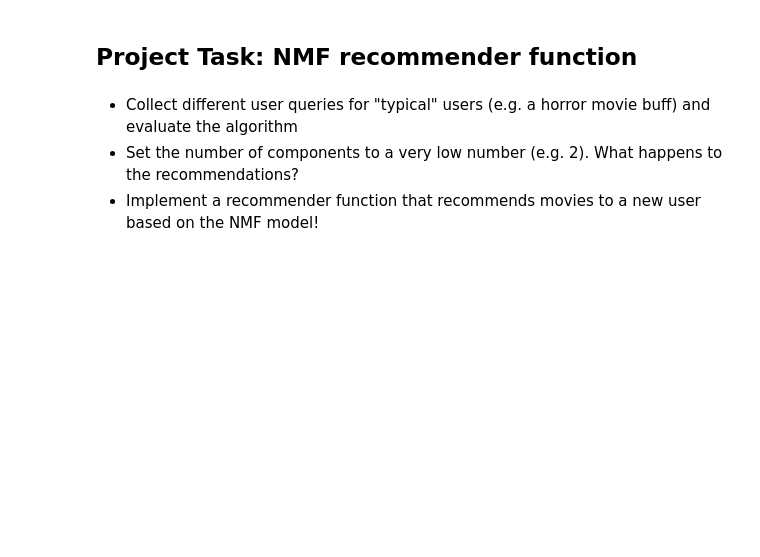
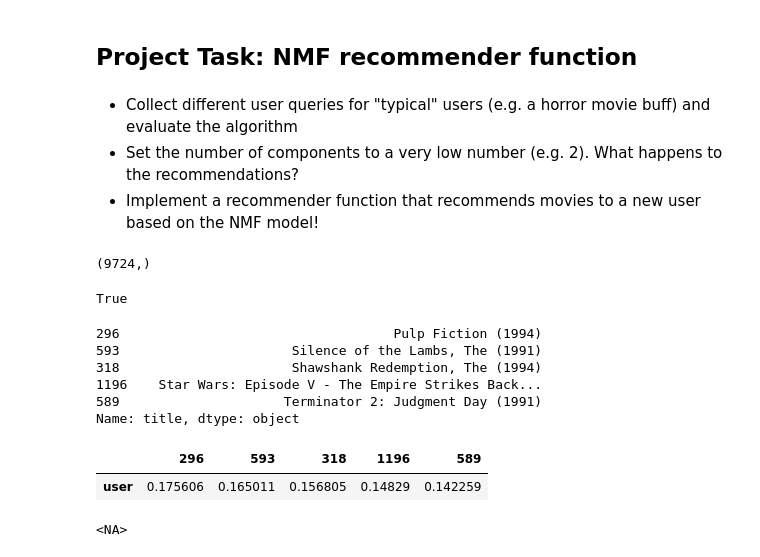
Before and after one commit to the-Hull/p045_spiced_projects, a Jupyter notebook: 10_week/02_project/Matrix_factorization_set_up.ipynb, the cells around one changed output. Saved outputs shown, nothing was run; the diff lists cells and outputs as text; code cells hidden in the pictures; blank space fills up the shorter version.

```diff
--- a/10_week/02_project/Matrix_factorization_set_up.ipynb
+++ b/10_week/02_project/Matrix_factorization_set_up.ipynb
@@ -321,6 +157,15 @@ NMF(n_components=2)
 * Collect different user queries for "typical" users (e.g. a horror movie buff) and evaluate the algorithm
 * Set the number of components to a very low number (e.g. 2). What happens to the recommendations?
 * Implement a recommender function that recommends movies to a new user based on the NMF model!
+# %%
+ratings.iloc[0,:].shape
+np.full()
+# %% [output]
+(9724,)
+# %%
+all(x in movies.index.values for x in [2, 3])
+# %% [output]
+True
 # %%
 def recommend_nmf(query, user_ratings, movies, model, k=10):
     """
@@ -350,3 +218,12 @@ def recommend_nmf(query, user_ratings, movies, model, k=10):
     return top_rankings
 # %%
-recommend_nmf(query = {1:5, 2:0, 3:2.5},user_ratings=ratings)
+# recommend_nmf(query = {1:5, 2:5, 3:2.5, 356: 4, 480: 2, 260:5, 12: 4, 300: 1},user_ratings=ratings, movies=movies, model = nmf, k = 5)
+# %% [output]
+296                                   Pulp Fiction (1994)
+593                      Silence of the Lambs, The (1991)
+318                      Shawshank Redemption, The (1994)
+1196    Star Wars: Episode V - The Empire Strikes Back...
+589                     Terminator 2: Judgment Day (1991)
+Name: title, dtype: object
+|  | 296 | 593 | 318 | 1196 | 589 |
+| user | 0.175606 | 0.165011 | 0.156805 | 0.14829 | 0.142259 |
@@ -352,0 +237,4 @@ recommend_nmf(query = {1:5, 2:0, 3:2.5},user_ratings=ratings)
+# %%
+pd.NA
+# %% [output]
+<NA>
```
Also changed, not shown: parts of 38 cells of this notebook, 3 other files.
